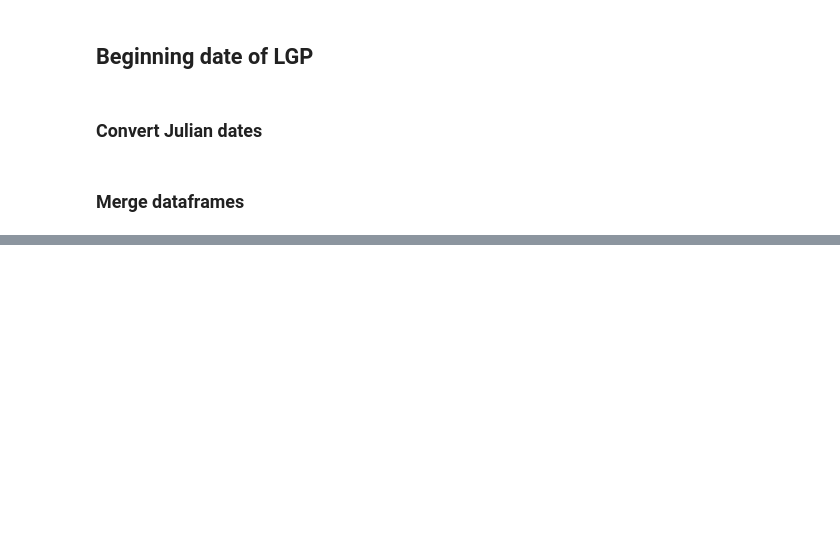
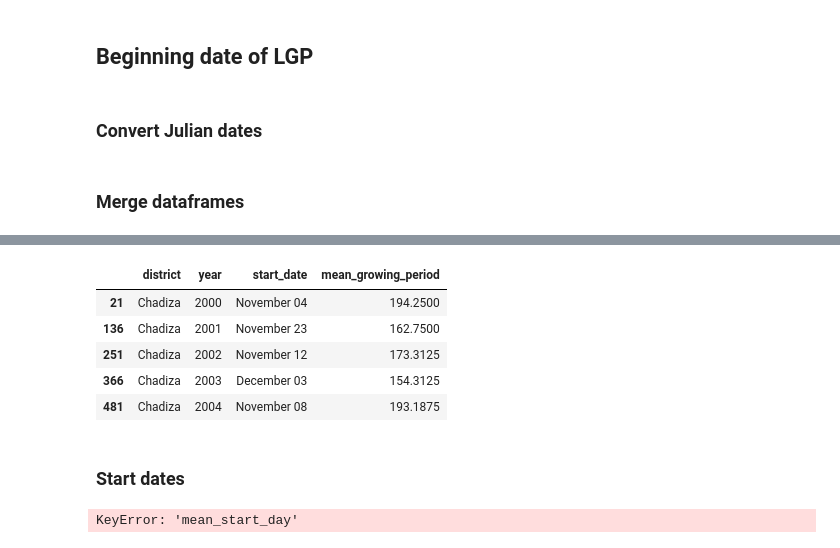
Before and after one commit to annamwaller/zambia, a Jupyter notebook: Growing_Season.ipynb, the cells around one changed output, grey strips where cells are left out. Drawn from its saved outputs; the diff is of its cells as text; code cells hidden in the pictures; blank space fills up the shorter version.

```diff
--- a/Growing_Season.ipynb
+++ b/Growing_Season.ipynb
@@ -177,0 +213,32 @@ merged.to_csv('growing_season_district.csv', index=False)
+# %%
+merged.head()
+# %% [output]
+|  | district | year | start_date | mean_growing_period |
+| 21 | Chadiza | 2000 | November 04 | 194.2500 |
+| 136 | Chadiza | 2001 | November 23 | 162.7500 |
+| 251 | Chadiza | 2002 | November 12 | 173.3125 |
+| 366 | Chadiza | 2003 | December 03 | 154.3125 |
+| 481 | Chadiza | 2004 | November 08 | 193.1875 |
+# %% [markdown]
+### Start dates
+# %%
+# convert to datetime
+merged['start_date_dt'] = merged['start_date'].apply(
+    lambda d: datetime(2001, 1, 1) + pd.Timedelta(days=d - 1) if pd.notnull(d) else None
+)
+
+# plot using datetime y-axis
+fig, ax = plt.subplots(figsize=(10, 6))
+for district in merged['district'].unique():
+    subset = merged[merged['district'] == district]
+    ax.plot(subset['year'], subset['start_date_dt'], label=district)
+
+ax.set_ylabel('Start Date')
+ax.set_xlabel('Year')
+ax.yaxis.set_major_formatter(mdates.DateFormatter('%b %d'))
+ax.set_title('Growing Season Start Dates by District')
+plt.legend(loc='upper left', bbox_to_anchor=(1, 1))
+plt.tight_layout()
+plt.show()
+# %% [output]
+KeyError: 'mean_start_day'
```
Also changed, not shown: parts of 4 cells of this notebook.
